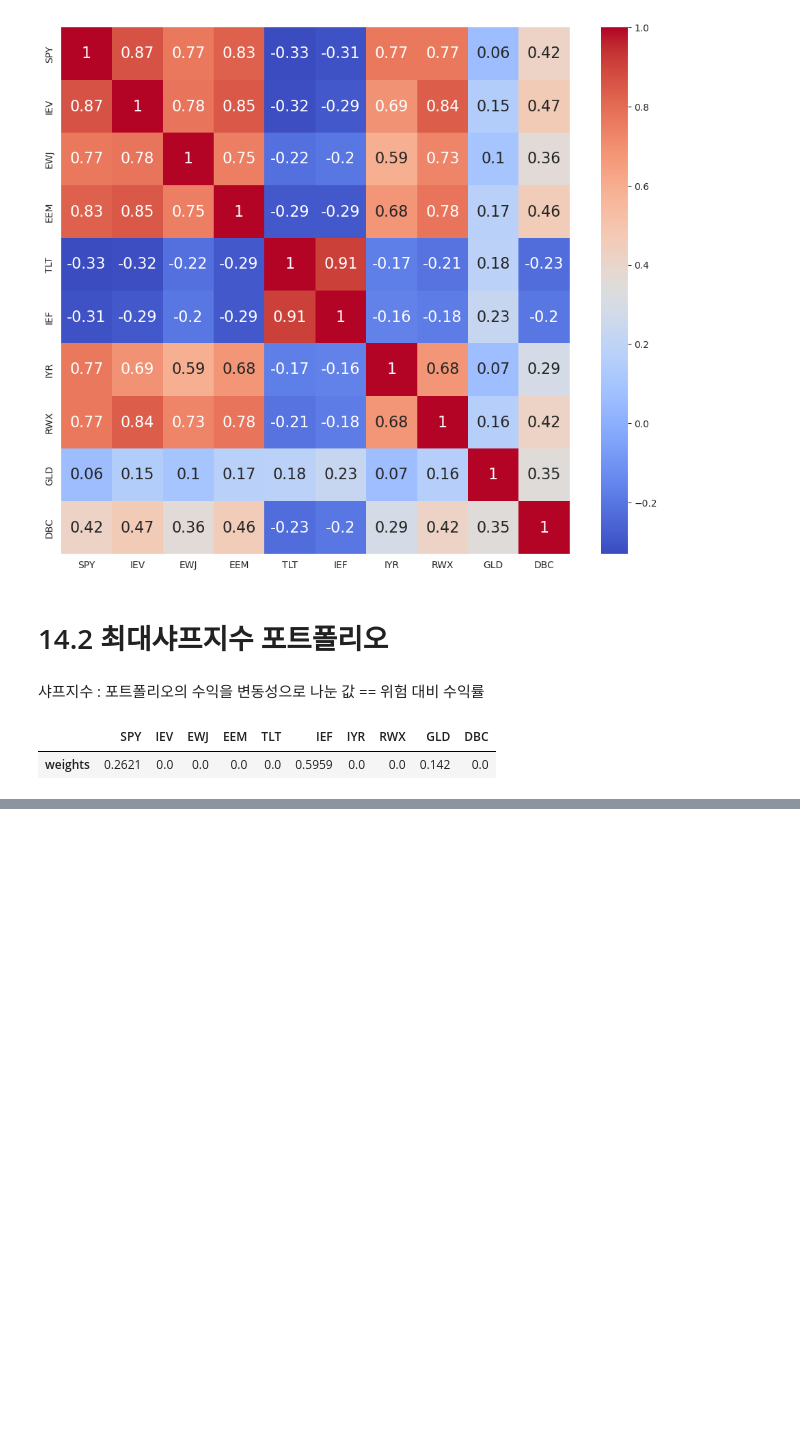
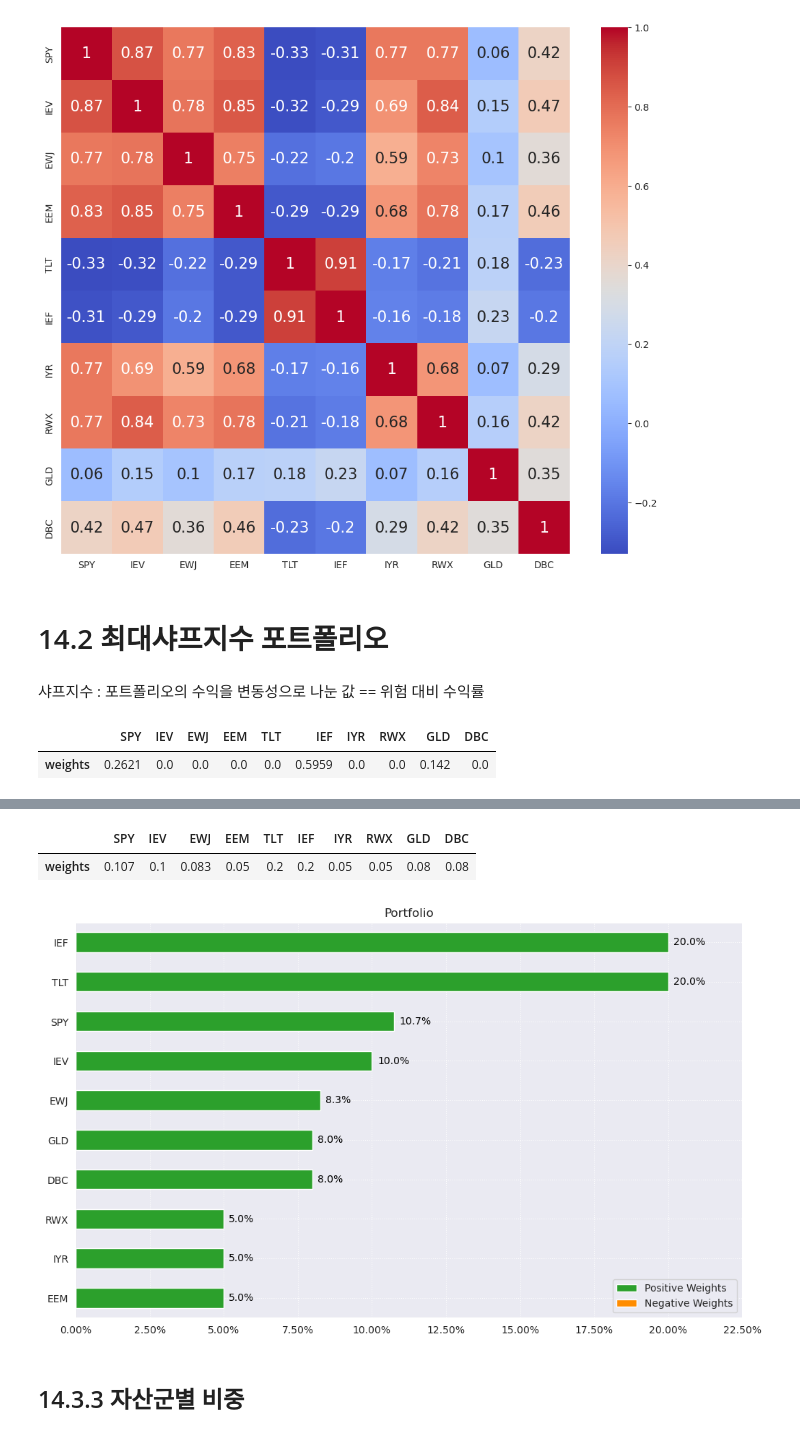
Before and after one commit to Glesep/Quant, a Jupyter notebook: chap_14/chap14.ipynb, the cells around one changed output, grey strips where cells are left out. Saved outputs shown, nothing was run; the diff lists cells and outputs as text; code cells hidden in the pictures; blank space fills up the shorter version.

```diff
--- a/chap_14/chap14.ipynb
+++ b/chap_14/chap14.ipynb
@@ -142,0 +286,4 @@ ax = rp.plot_frontier(w_frontier=frontier,
+# %%
+constraints = pd.DataFrame(constraints)
+
+display(constraints)
@@ -142,0 +308,18 @@ ax = rp.plot_frontier(w_frontier=frontier,
+# %%
+A, B = rp.assets_constraints(constraints, asset_classes)
+
+port.ainequality = A
+port.binequality = B
+
+w = port.optimization(model=model, rm=rm, obj=obj, rf=rf, l=l, hist=True)
+
+w.T.round(3)
+# %% [output]
+|  | SPY | IEV | EWJ | EEM | TLT | IEF | IYR | RWX | GLD | DBC |
+| weights | 0.107 | 0.1 | 0.083 | 0.05 | 0.2 | 0.2 | 0.05 | 0.05 | 0.08 | 0.08 |
+# %%
+ax = rp.plot_bar(w=w, title='Portfolio', kind='h', ax=None)     # 위에서 정한 최소 및 최대 투자비중의 범위 내에 해가 위치함
+# %% [output]
+[figure, added]
+# %% [markdown]
+## 14.3.3 자산군별 비중
```
Also changed, not shown: parts of 24 cells of this notebook.
